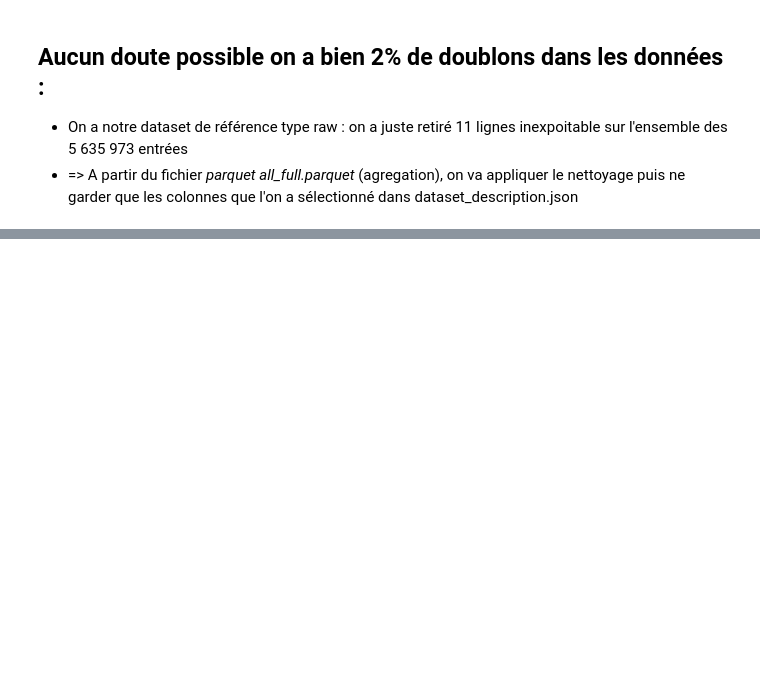
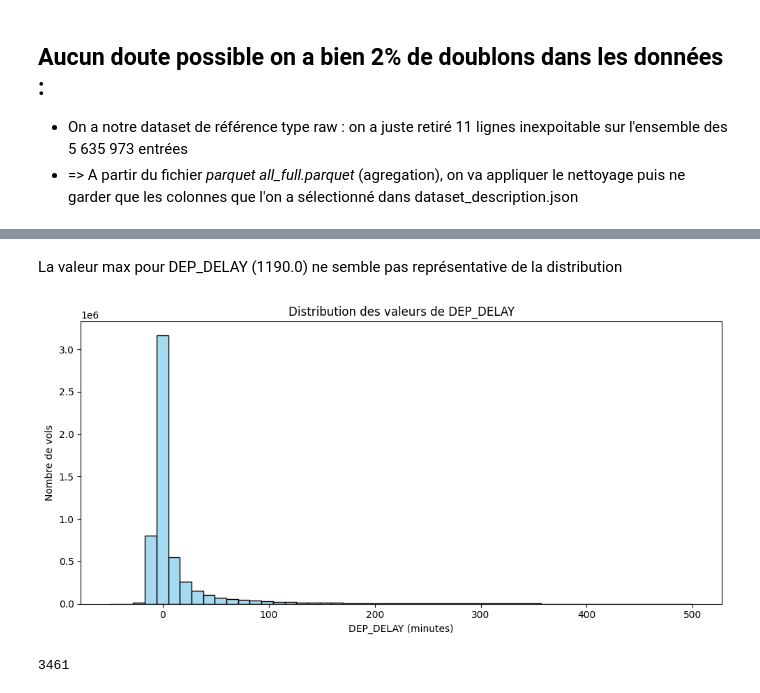
Before and after one commit to gcortier/mod6_1, a Jupyter notebook: database/flights/journal-de-bord.ipynb, the cells around one changed output, grey strips where cells are left out. Drawn from its saved outputs; the diff is of its cells as text; code cells hidden in the pictures; blank space fills up the shorter version.

```diff
--- a/database/flights/journal-de-bord.ipynb
+++ b/database/flights/journal-de-bord.ipynb
@@ -625,3 +828,24 @@ df_sample.describe()
+# %% [markdown]
+La valeur max pour DEP_DELAY (1190.0) ne semble pas représentative de la distribution
+# %%
+# Histogramme de la colonne DEP_DELAY pour visualiser la distribution des volumes
+import matplotlib.pyplot as plt
+import seaborn as sns
+plt.figure(figsize=(10, 5))
+sns.histplot(df_clean['DEP_DELAY'].dropna(), bins=50, kde=False, color='skyblue')
+plt.title('Distribution des valeurs de DEP_DELAY')
+plt.xlabel('DEP_DELAY (minutes)')
+plt.ylabel('Nombre de vols')
+plt.tight_layout()
+plt.show()
+# %% [output]
+[figure, added]
+# %%
+# compte le volume de valeurs dans le groupe 500 3000"
+df_clean[df_clean['DEP_DELAY'].between(500, 3000)].shape[0]
+# => on traite l'info dans la partie cleaning
+# %% [output]
+3461
 # %%
 df_sample.info()
 # %% [output]
```
Also changed, not shown: parts of 60 cells of this notebook.
